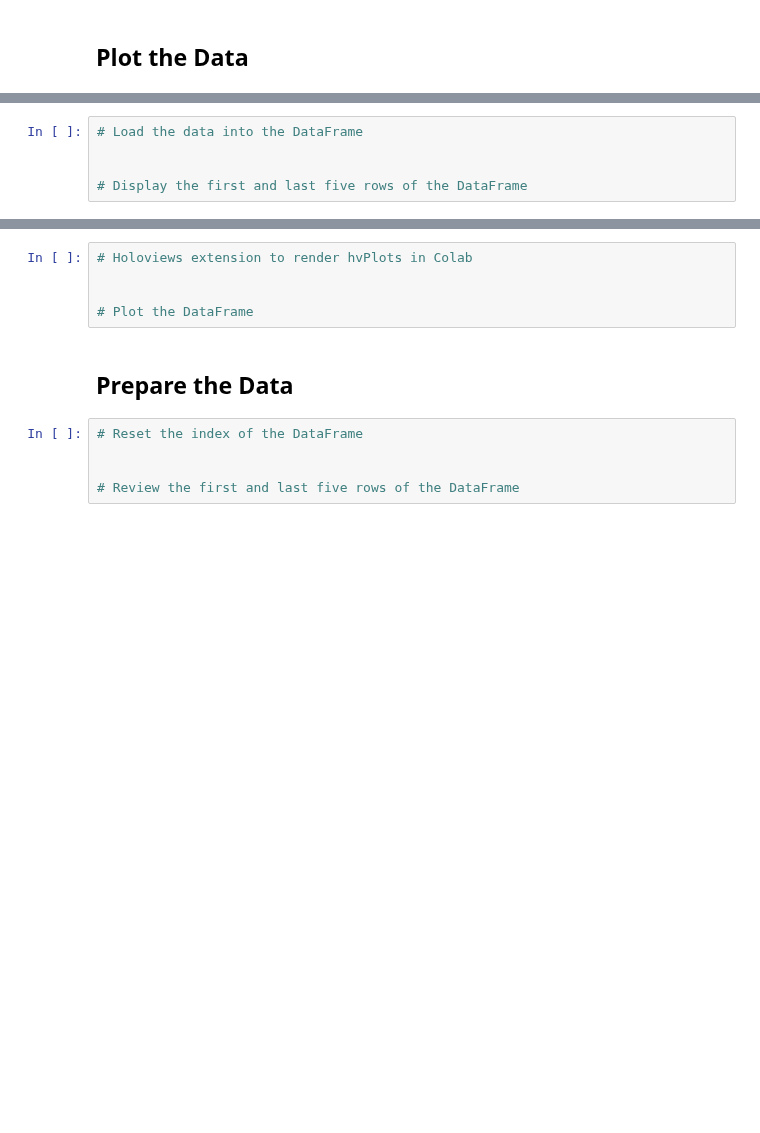
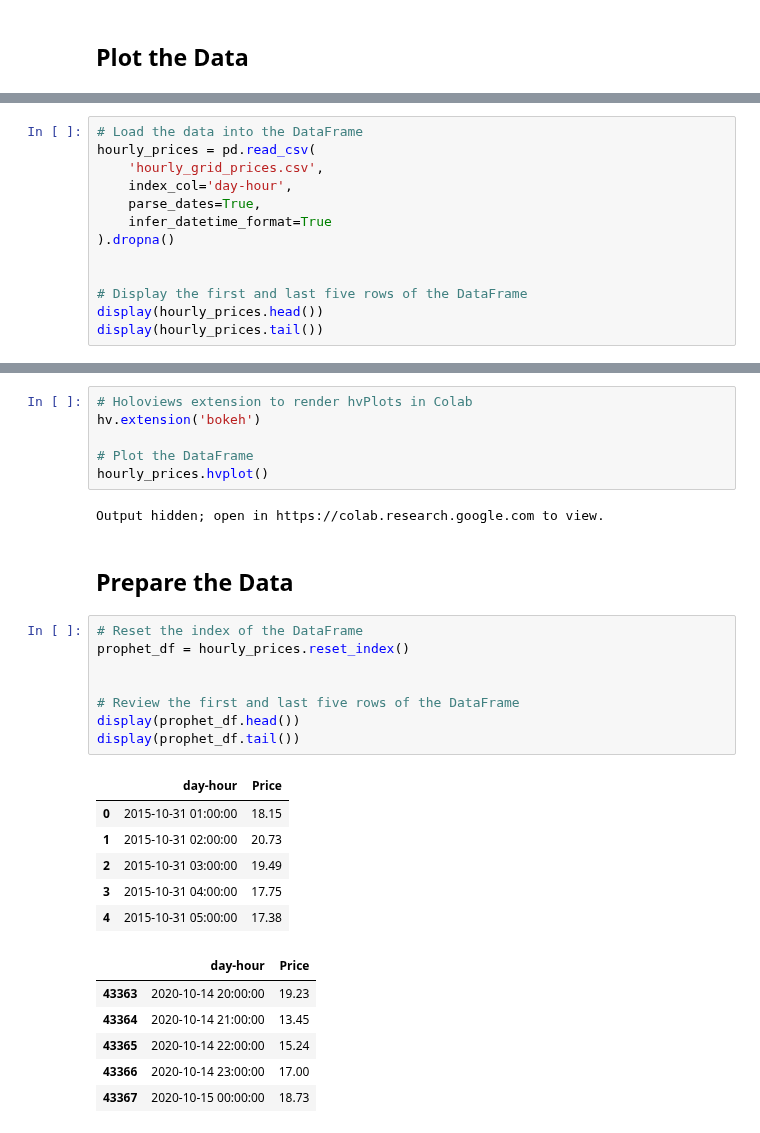
Before and after one commit to Johove83/Machine-Learning-Intro, a Jupyter notebook: Time Series/2/Data Prep Time Series/data-prep-time-series.ipynb, the cells around one changed output, grey strips where cells are left out. Saved outputs shown, nothing was run; the diff lists cells and outputs as text; blank space fills up the shorter version.

Commit message:
forecasting with prophet

```diff
--- a/Time Series/2/Data Prep Time Series/data-prep-time-series.ipynb
+++ b/Time Series/2/Data Prep Time Series/data-prep-time-series.ipynb
@@ -49,5 +54,13 @@ uploaded = files.upload()
 # %%
 # Load the data into the DataFrame
+hourly_prices = pd.read_csv(
+    'hourly_grid_prices.csv',
+    index_col='day-hour',
+    parse_dates=True,
+    infer_datetime_format=True
+).dropna()
 
 
 # Display the first and last five rows of the DataFrame
+display(hourly_prices.head())
+display(hourly_prices.tail())
@@ -54,15 +82,34 @@ uploaded = files.upload()
 # %%
 # Holoviews extension to render hvPlots in Colab
-
+hv.extension('bokeh')
 
 # Plot the DataFrame
+hourly_prices.hvplot()
+# %% [output]
+Output hidden; open in https://colab.research.google.com to view.
 # %% [markdown]
 ## Prepare the Data
 # %%
 # Reset the index of the DataFrame
+prophet_df = hourly_prices.reset_index()
 
 
 # Review the first and last five rows of the DataFrame
+display(prophet_df.head())
+display(prophet_df.tail())
+# %% [output]
+|  | day-hour | Price |
+| 0 | 2015-10-31 01:00:00 | 18.15 |
+| 1 | 2015-10-31 02:00:00 | 20.73 |
+| 2 | 2015-10-31 03:00:00 | 19.49 |
+| 3 | 2015-10-31 04:00:00 | 17.75 |
+| 4 | 2015-10-31 05:00:00 | 17.38 |
+|  | day-hour | Price |
+| 43363 | 2020-10-14 20:00:00 | 19.23 |
+| 43364 | 2020-10-14 21:00:00 | 13.45 |
+| 43365 | 2020-10-14 22:00:00 | 15.24 |
+| 43366 | 2020-10-14 23:00:00 | 17.00 |
+| 43367 | 2020-10-15 00:00:00 | 18.73 |
 # %%
 # Prepare the training data to be read into a prophet model
 # Rename the columns to names that Prophet recognizes
```
Also changed, not shown: parts of 6 cells of this notebook, 2 other files.
